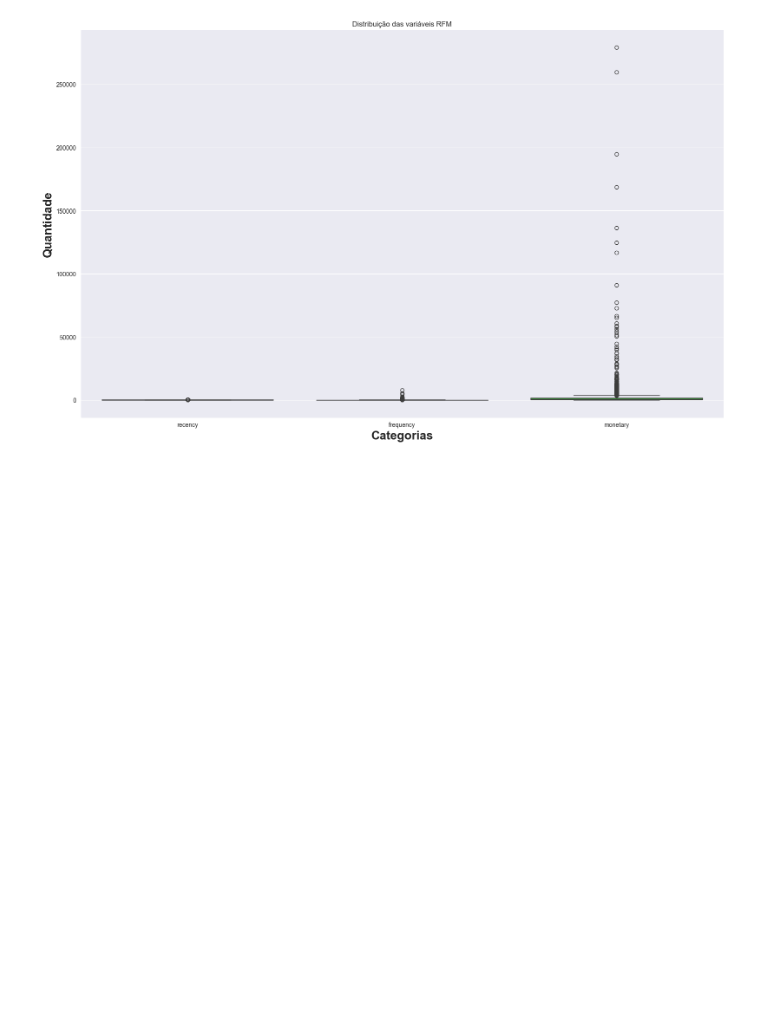
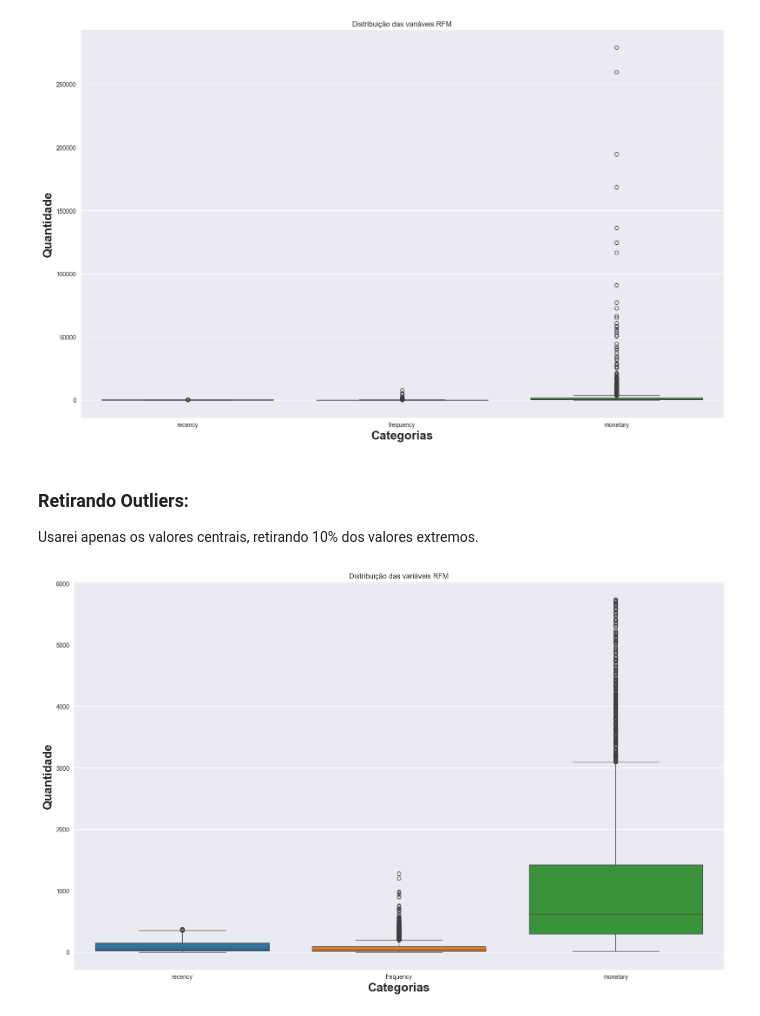
Before and after one commit to PhysicTeacherCode/Pricing-Customer-and-Recommendation, a Jupyter notebook: notebooks/5_customer_classification.ipynb, the cells around one changed output. Cells and saved outputs as stored; diff of their text form; code cells hidden in the pictures; blank space fills up the shorter version.

```diff
--- a/notebooks/5_customer_classification.ipynb
+++ b/notebooks/5_customer_classification.ipynb
@@ -102,3 +103,22 @@ plt.tight_layout()
 plt.show()
 # %% [output]
 [figure]
+# %% [markdown]
+### Retirando Outliers:
+
+Usarei apenas os valores centrais, retirando 10% dos valores extremos.
+# %%
+# Usa 90% dos valores centrais
+RFM = RFM[RFM.monetary.between(df.monetary.quantile(0.5), RFM.monetary.quantile(0.95))]
+# %%
+plt.figure(figsize=(16,10))
+sns.boxplot(
+    data=RFM[['recency','frequency','monetary']]
+)
+plt.title("Distribuição das variáveis RFM")
+plt.ylabel("Quantidade",fontsize=20,fontweight='bold')
+plt.xlabel("Categorias",fontsize=20,fontweight='bold')
+plt.tight_layout()
+plt.show()
+# %% [output]
+[figure, added]
```
Also changed, not shown: parts of 9 cells of this notebook.
